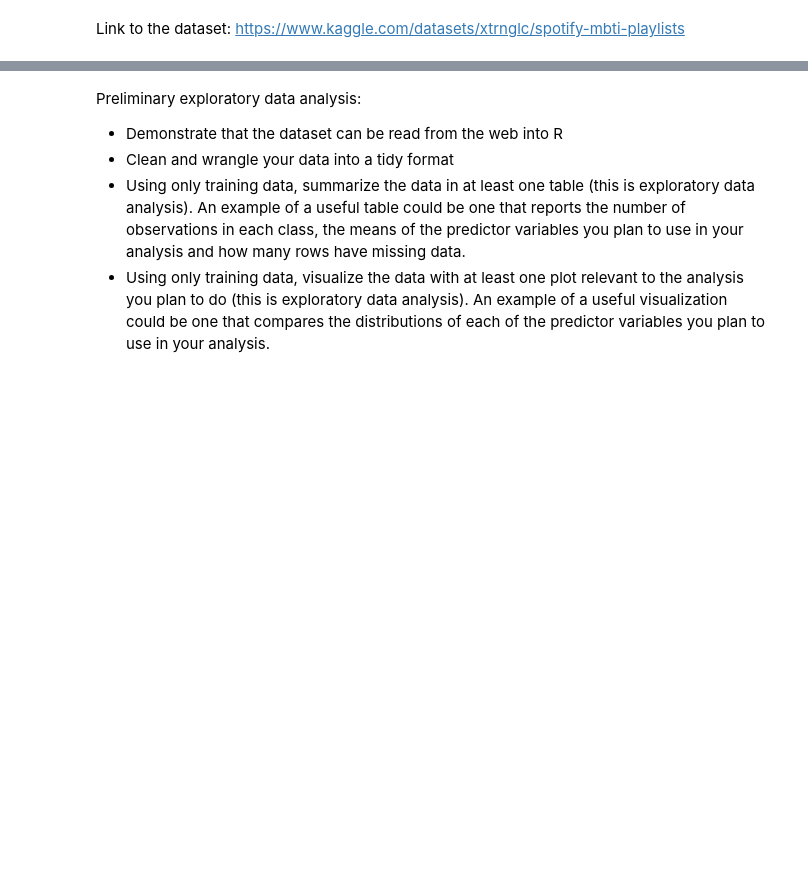
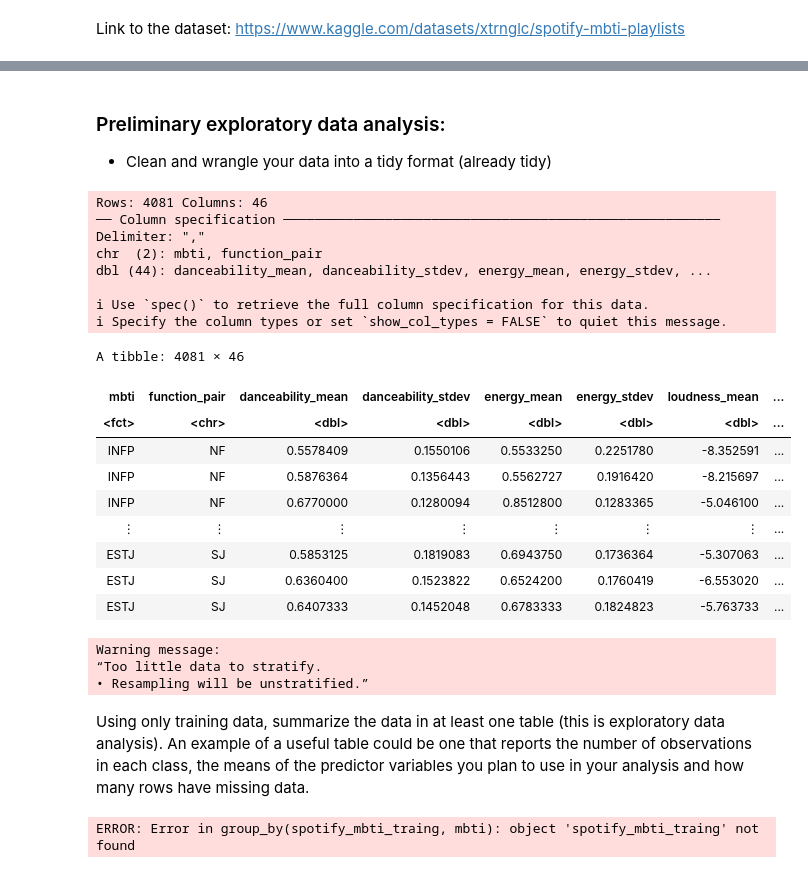
Before and after one commit to ccliang4/dsci-100-2022w1-sec-005-group-28, a Jupyter notebook: Group Project Proposal.ipynb, the cells around one changed output, grey strips where cells are left out. Drawn from its saved outputs; the diff is of its cells as text; code cells hidden in the pictures; blank space fills up the shorter version.

Commit message:
Group Discussion

```diff
--- a/Group Project Proposal.ipynb
+++ b/Group Project Proposal.ipynb
@@ -11,6 +41,46 @@ Introduction:
 # %% [markdown]
-Preliminary exploratory data analysis:
-* Demonstrate that the dataset can be read from the web into R
-* Clean and wrangle your data into a tidy format
-* Using only training data, summarize the data in at least one table (this is exploratory data analysis). An example of a useful table could be one that reports the number of observations in each class, the means of the predictor variables you plan to use in your analysis and how many rows have missing data.
-* Using only training data, visualize the data with at least one plot relevant to the analysis you plan to do (this is exploratory data analysis). An example of a useful visualization could be one that compares the distributions of each of the predictor variables you plan to use in your analysis.
+### Preliminary exploratory data analysis:
+
+* Clean and wrangle your data into a tidy format (already tidy)
+# %%
+spotify_mbti <- read_csv("combine_mbti_df.csv") |>
+    mutate(mbti = as_factor(mbti))
+spotify_mbti
+# %% [output]
+Rows: 4081 Columns: 46
+── Column specification ────────────────────────────────────────────────────────
+Delimiter: ","
+chr  (2): mbti, function_pair
+dbl (44): danceability_mean, danceability_stdev, energy_mean, energy_stdev, ...
+
+ℹ Use `spec()` to retrieve the full column specification for this data.
+ℹ Specify the column types or set `show_col_types = FALSE` to quiet this message.
+A tibble: 4081 × 46
+| mbti | function_pair | danceability_mean | danceability_stdev | energy_mean | energy_stdev | loudness_mean | ... |
+| <fct> | <chr> | <dbl> | <dbl> | <dbl> | <dbl> | <dbl> | ... |
+| INFP | NF | 0.5578409 | 0.1550106 | 0.5533250 | 0.2251780 | -8.352591 | ... |
+| INFP | NF | 0.5876364 | 0.1356443 | 0.5562727 | 0.1916420 | -8.215697 | ... |
+| INFP | NF | 0.6770000 | 0.1280094 | 0.8512800 | 0.1283365 | -5.046100 | ... |
+| ⋮ | ⋮ | ⋮ | ⋮ | ⋮ | ⋮ | ⋮ | ... |
+| ESTJ | SJ | 0.5853125 | 0.1819083 | 0.6943750 | 0.1736364 | -5.307063 | ... |
+| ESTJ | SJ | 0.6360400 | 0.1523822 | 0.6524200 | 0.1760419 | -6.553020 | ... |
+| ESTJ | SJ | 0.6407333 | 0.1452048 | 0.6783333 | 0.1824823 | -5.763733 | ... |
+# %%
+set.seed(1)
+
+spotify_split <- initial_split(spotify_mbti, prop = 0.75, strata = mbti)
+spotify_mbti_train <- training(spotify_split)
+spotify_mbti_test <- testing(spotify_split)
+# %% [output]
+Warning message:
+“Too little data to stratify.
+• Resampling will be unstratified.”
+# %% [markdown]
+Using only training data, summarize the data in at least one table (this is exploratory data analysis). An example of a useful table could be one that reports the number of observations in each class, the means of the predictor variables you plan to use in your analysis and how many rows have missing data.
+# %%
+observation_count <- spotify_mbti_traing |>
+    group_by(mbti) |>
+    summarize(count = n())
+observation_count
+# %% [output]
+ERROR: Error in group_by(spotify_mbti_traing, mbti): object 'spotify_mbti_traing' not found
```
Also changed, not shown: parts of 7 cells of this notebook.
